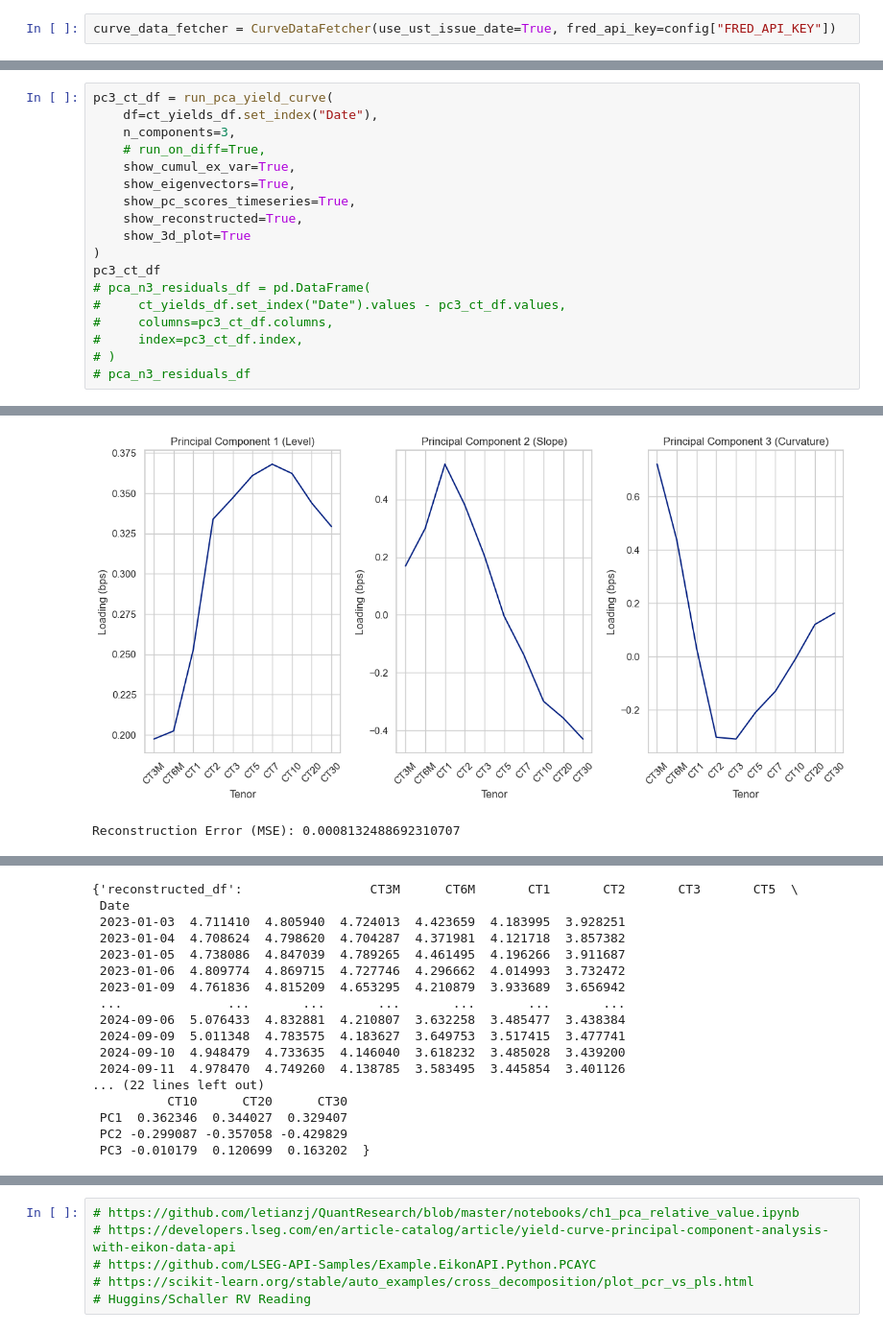
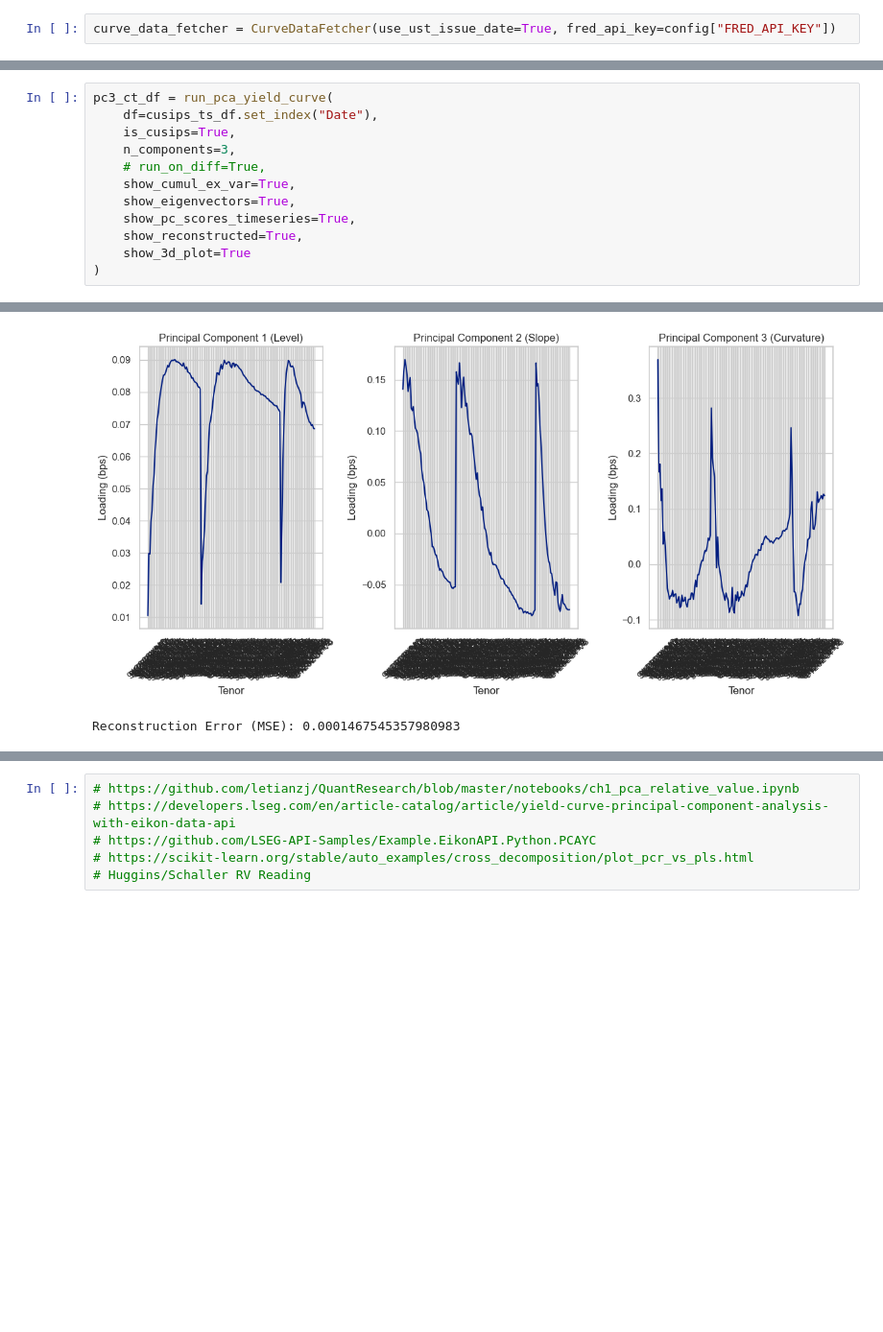
Before and after one commit to cleeclee123/Curvy-CUSIPs, a Jupyter notebook: pca.ipynb, the cells around one changed output, grey strips where cells are left out. Shown at 96% size. Cells and saved outputs as stored; diff of their text form; blank space fills up the shorter version.

```diff
--- a/pca.ipynb
+++ b/pca.ipynb
@@ -121,6 +128,7 @@ plt.show()
 # %%
 pc3_ct_df = run_pca_yield_curve(
-    df=ct_yields_df.set_index("Date"),
+    df=cusips_ts_df.set_index("Date"),
+    is_cusips=True,
     n_components=3,
     # run_on_diff=True,
     show_cumul_ex_var=True,
@@ -129,11 +137,4 @@ pc3_ct_df = run_pca_yield_curve(
     show_reconstructed=True,
     show_3d_plot=True
 )
-pc3_ct_df
-# pca_n3_residuals_df = pd.DataFrame(
-#     ct_yields_df.set_index("Date").values - pc3_ct_df.values,
-#     columns=pc3_ct_df.columns,
-#     index=pc3_ct_df.index,
-# )
-# pca_n3_residuals_df
 # %% [output]
@@ -141,2 +142,2 @@ pc3_ct_df
-[figure, old version]
+[figure, new version]
-Reconstruction Error (MSE): 0.0008132488692310707
+Reconstruction Error (MSE): 0.0001467545357980983
@@ -144,19 +145,2 @@ Reconstruction Error (MSE): 0.0008132488692310707
-{'reconstructed_df':                 CT3M      CT6M       CT1       CT2       CT3       CT5  \
- Date
- 2023-01-03  4.711410  4.805940  4.724013  4.423659  4.183995  3.928251
- 2023-01-04  4.708624  4.798620  4.704287  4.371981  4.121718  3.857382
- 2023-01-05  4.738086  4.847039  4.789265  4.461495  4.196266  3.911687
- 2023-01-06  4.809774  4.869715  4.727746  4.296662  4.014993  3.732472
- 2023-01-09  4.761836  4.815209  4.653295  4.210879  3.933689  3.656942
- ...              ...       ...       ...       ...       ...       ...
- 2024-09-06  5.076433  4.832881  4.210807  3.632258  3.485477  3.438384
- 2024-09-09  5.011348  4.783575  4.183627  3.649753  3.517415  3.477741
- 2024-09-10  4.948479  4.733635  4.146040  3.618232  3.485028  3.439200
- 2024-09-11  4.978470  4.749260  4.138785  3.583495  3.445854  3.401126
-... (22 lines left out)
-          CT10      CT20      CT30
- PC1  0.362346  0.344027  0.329407
- PC2 -0.299087 -0.357058 -0.429829
- PC3 -0.010179  0.120699  0.163202  }
 # %%
 residuals_df = pd.DataFrame(
```
Also changed, not shown: parts of 15 cells of this notebook, 16 other files.
